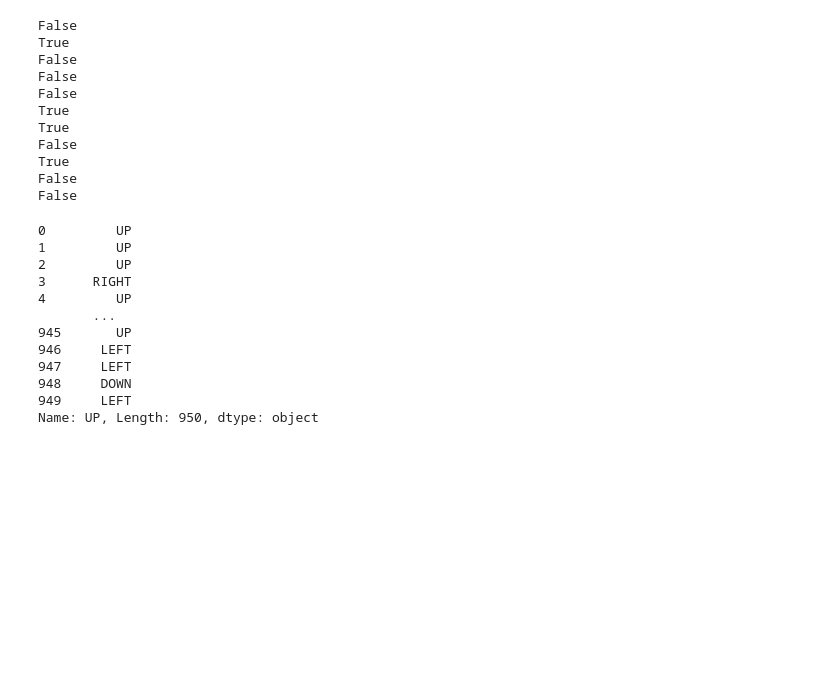
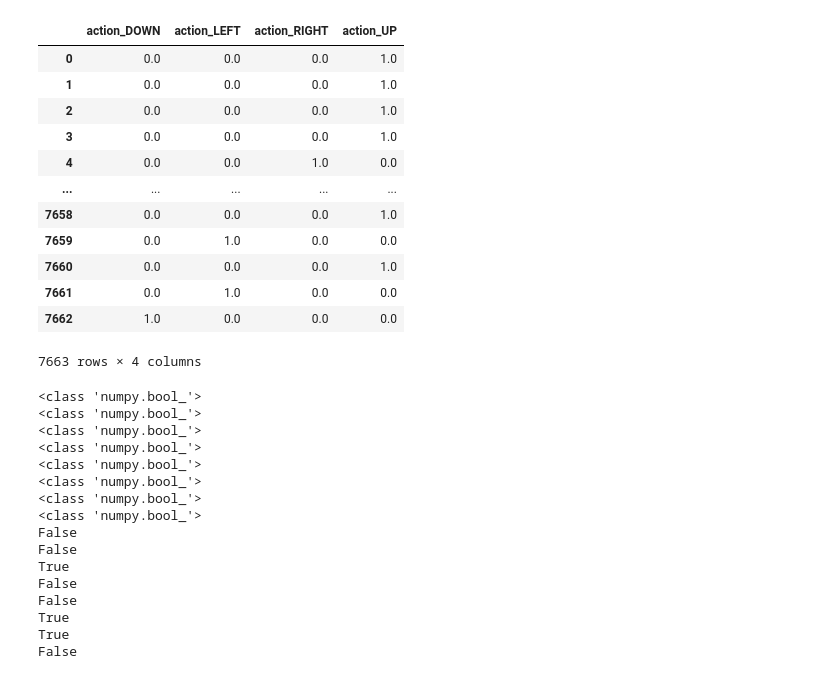
Before and after one commit to vivekup3424/Games-for-MLP-Training, a Jupyter notebook: web_app/model.ipynb, the cells around one changed output. Saved outputs shown, nothing was run; the diff lists cells and outputs as text; code cells hidden in the pictures; blank space fills up the shorter version.

```diff
--- a/web_app/model.ipynb
+++ b/web_app/model.ipynb
@@ -51,0 +43,6 @@ for i in first_rows:
+# %%
+one_hot_encoder = OneHotEncoder(sparse_output=False)
+action_encoded = one_hot_encoder.fit_transform(data[['action']])
+action_columns = one_hot_encoder.get_feature_names_out(['action'])
+action_encoded_df = pd.DataFrame(action_encoded, columns=action_columns)
+action_encoded_df
@@ -52,6 +67,23 @@ for i in first_rows:
+# %%
+X = data.drop(columns=action_columns)  # Features without the one-hot encoded 'action' columns
+y = data[action_columns]  # The target is the one-hot encoded 'action' columns
+y
+# %% [output]
+|  | action_DOWN | action_LEFT | action_RIGHT | action_UP |
+| 0 | 0.0 | 0.0 | 0.0 | 1.0 |
+| 1 | 0.0 | 0.0 | 0.0 | 1.0 |
+| 2 | 0.0 | 0.0 | 0.0 | 1.0 |
+| 3 | 0.0 | 0.0 | 0.0 | 1.0 |
+| 4 | 0.0 | 0.0 | 1.0 | 0.0 |
+| ... | ... | ... | ... | ... |
+| 7658 | 0.0 | 0.0 | 0.0 | 1.0 |
+| 7659 | 0.0 | 1.0 | 0.0 | 0.0 |
+| 7660 | 0.0 | 0.0 | 0.0 | 1.0 |
+| 7661 | 0.0 | 1.0 | 0.0 | 0.0 |
+| 7662 | 1.0 | 0.0 | 0.0 | 0.0 |
+7663 rows × 4 columns
 # %%
-
-# Identify categorical columns
+first_rows = np.array(X.iloc[0])
 categorical_cols = []
 
 # Identify numeric columns
@@ -59,6 +91,7 @@ numeric_cols = []
 
 for i in range(len(first_rows)-1):
     if(type(first_rows[i]) == str or type(first_rows[i])== np.bool_):
+        print(type(first_rows[i]))
         categorical_cols.append(i)
     else:
         numeric_cols.append(i)
@@ -67,32 +100,19 @@ categorical_cols
 for i in categorical_cols:
     print(first_rows[i])
 # %% [output]
+<class 'numpy.bool_'>
+<class 'numpy.bool_'>
+<class 'numpy.bool_'>
+<class 'numpy.bool_'>
+<class 'numpy.bool_'>
+<class 'numpy.bool_'>
+<class 'numpy.bool_'>
+<class 'numpy.bool_'>
+False
 False
 True
-False
 False
 False
 True
 True
 False
-True
-False
-False
-# %%
-# Separate features and target
-X = data.iloc[:, :-1]  # All columns except the last one (features)
-y = data.iloc[:, -1]   # The last column (target)
-y
-# %% [output]
-0         UP
-1         UP
-2         UP
-3      RIGHT
-4         UP
-       ...
-945       UP
-946     LEFT
-947     LEFT
-948     DOWN
-949     LEFT
-Name: UP, Length: 950, dtype: object
```
Also changed, not shown: parts of 19 cells of this notebook, 4 other files.
